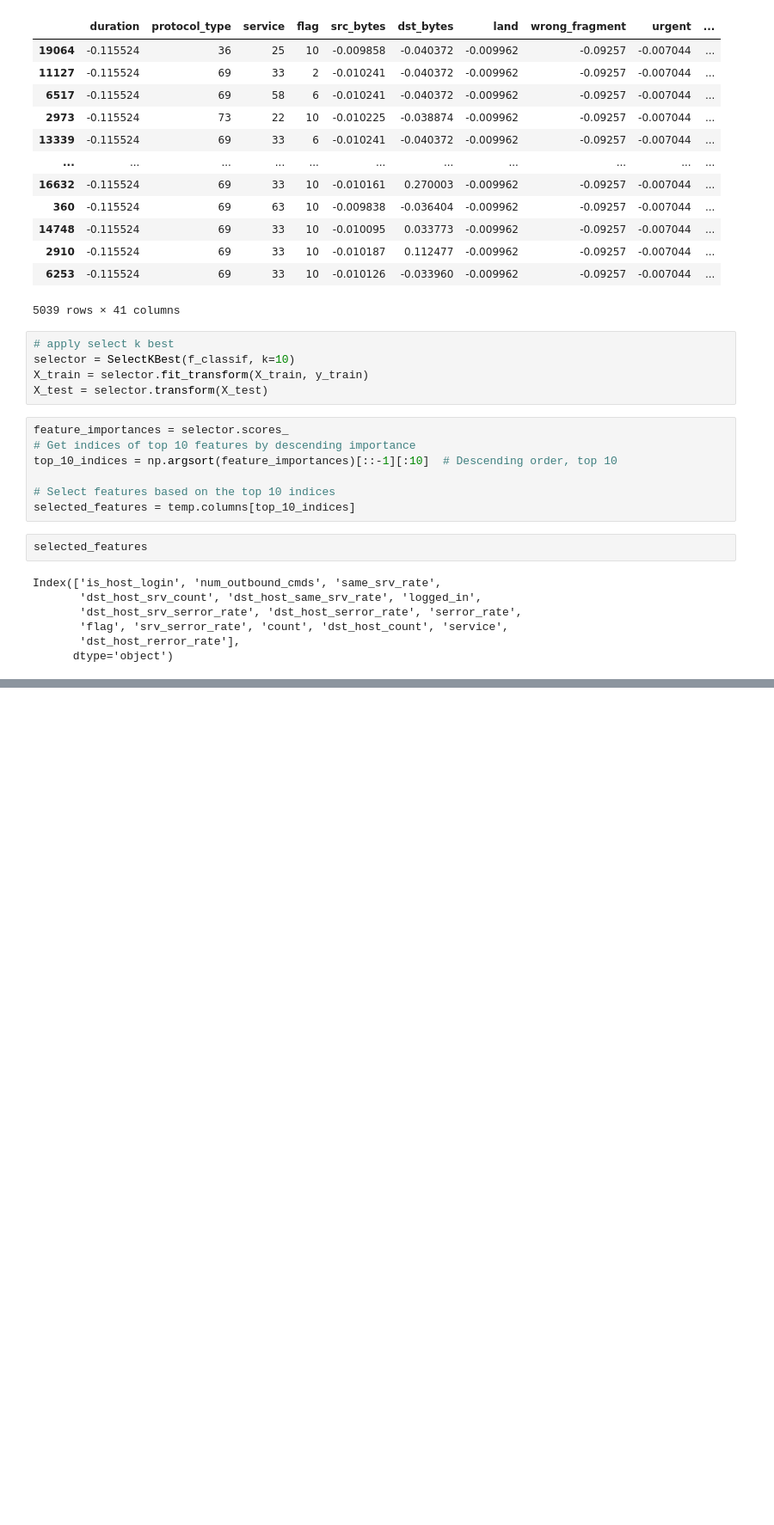
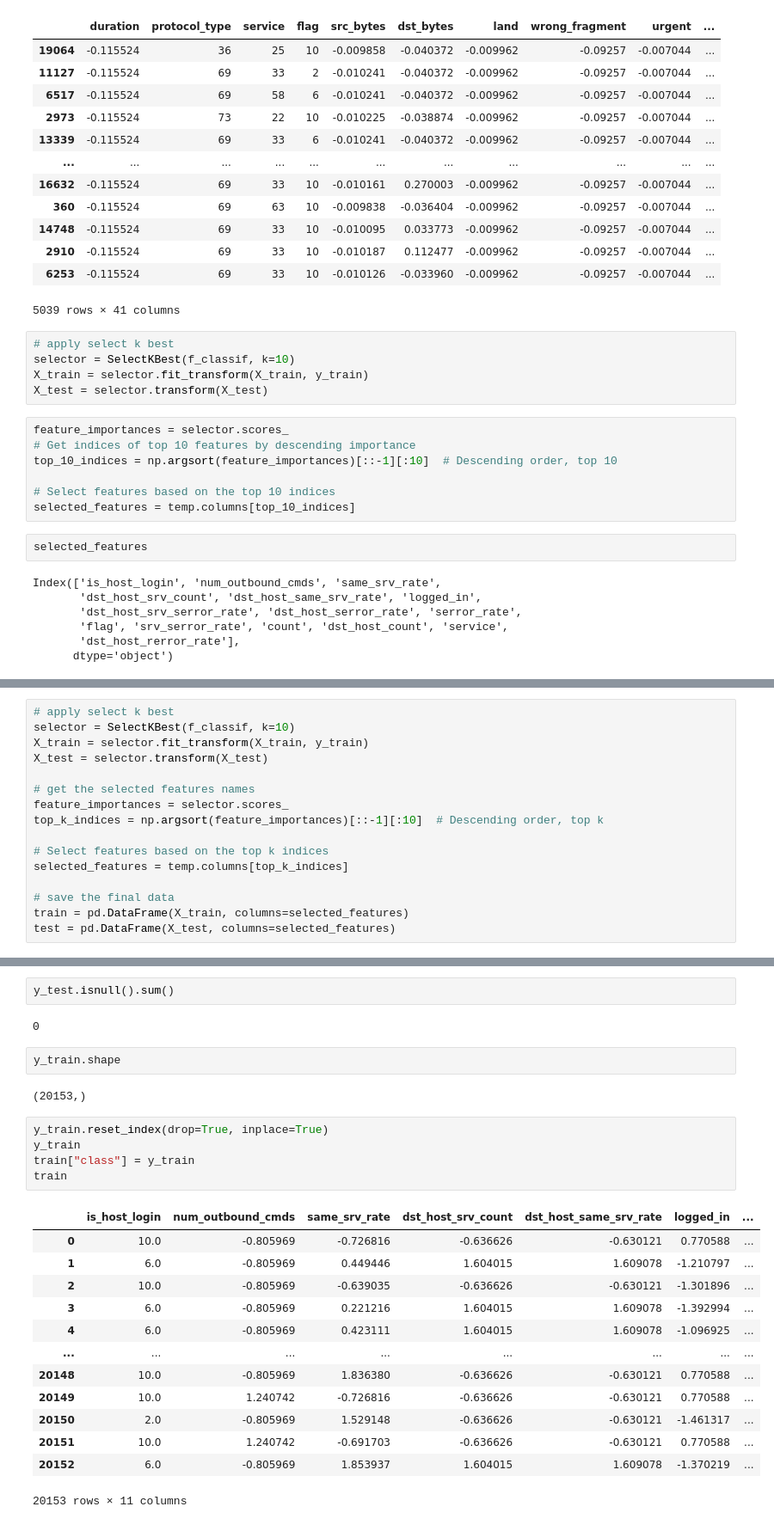
Before and after one commit to sanskarmodi8/network_intrusion_detection, a Jupyter notebook: research/trials.ipynb, the cells around one changed output, grey strips where cells are left out. Shown at 86% size. Cells and saved outputs as stored; diff of their text form; blank space fills up the shorter version.

```diff
--- a/research/trials.ipynb
+++ b/research/trials.ipynb
@@ -119,0 +245,16 @@ Index(['is_host_login', 'num_outbound_cmds', 'same_srv_rate',
+# %%
+# apply select k best
+selector = SelectKBest(f_classif, k=10)
+X_train = selector.fit_transform(X_train, y_train)
+X_test = selector.transform(X_test)
+
+# get the selected features names
+feature_importances = selector.scores_
+top_k_indices = np.argsort(feature_importances)[::-1][:10]  # Descending order, top k
+
+# Select features based on the top k indices
+selected_features = temp.columns[top_k_indices]
+
+# save the final data
+train = pd.DataFrame(X_train, columns=selected_features)
+test = pd.DataFrame(X_test, columns=selected_features)
@@ -119,0 +265,27 @@ Index(['is_host_login', 'num_outbound_cmds', 'same_srv_rate',
+# %%
+y_test.isnull().sum()
+# %% [output]
+0
+# %%
+y_train.shape
+# %% [output]
+(20153,)
+# %%
+y_train.reset_index(drop=True, inplace=True)
+y_train
+train["class"] = y_train
+train
+# %% [output]
+|  | is_host_login | num_outbound_cmds | same_srv_rate | dst_host_srv_count | dst_host_same_srv_rate | logged_in | ... |
+| 0 | 10.0 | -0.805969 | -0.726816 | -0.636626 | -0.630121 | 0.770588 | ... |
+| 1 | 6.0 | -0.805969 | 0.449446 | 1.604015 | 1.609078 | -1.210797 | ... |
+| 2 | 10.0 | -0.805969 | -0.639035 | -0.636626 | -0.630121 | -1.301896 | ... |
+| 3 | 6.0 | -0.805969 | 0.221216 | 1.604015 | 1.609078 | -1.392994 | ... |
+| 4 | 6.0 | -0.805969 | 0.423111 | 1.604015 | 1.609078 | -1.096925 | ... |
+| ... | ... | ... | ... | ... | ... | ... | ... |
+| 20148 | 10.0 | -0.805969 | 1.836380 | -0.636626 | -0.630121 | 0.770588 | ... |
+| 20149 | 10.0 | 1.240742 | -0.726816 | -0.636626 | -0.630121 | 0.770588 | ... |
+| 20150 | 2.0 | -0.805969 | 1.529148 | -0.636626 | -0.630121 | -1.461317 | ... |
+| 20151 | 10.0 | 1.240742 | -0.691703 | -0.636626 | -0.630121 | 0.770588 | ... |
+| 20152 | 6.0 | -0.805969 | 1.853937 | 1.604015 | 1.609078 | -1.370219 | ... |
+20153 rows × 11 columns
```
Also changed, not shown: parts of 18 cells of this notebook, 9 other files.
